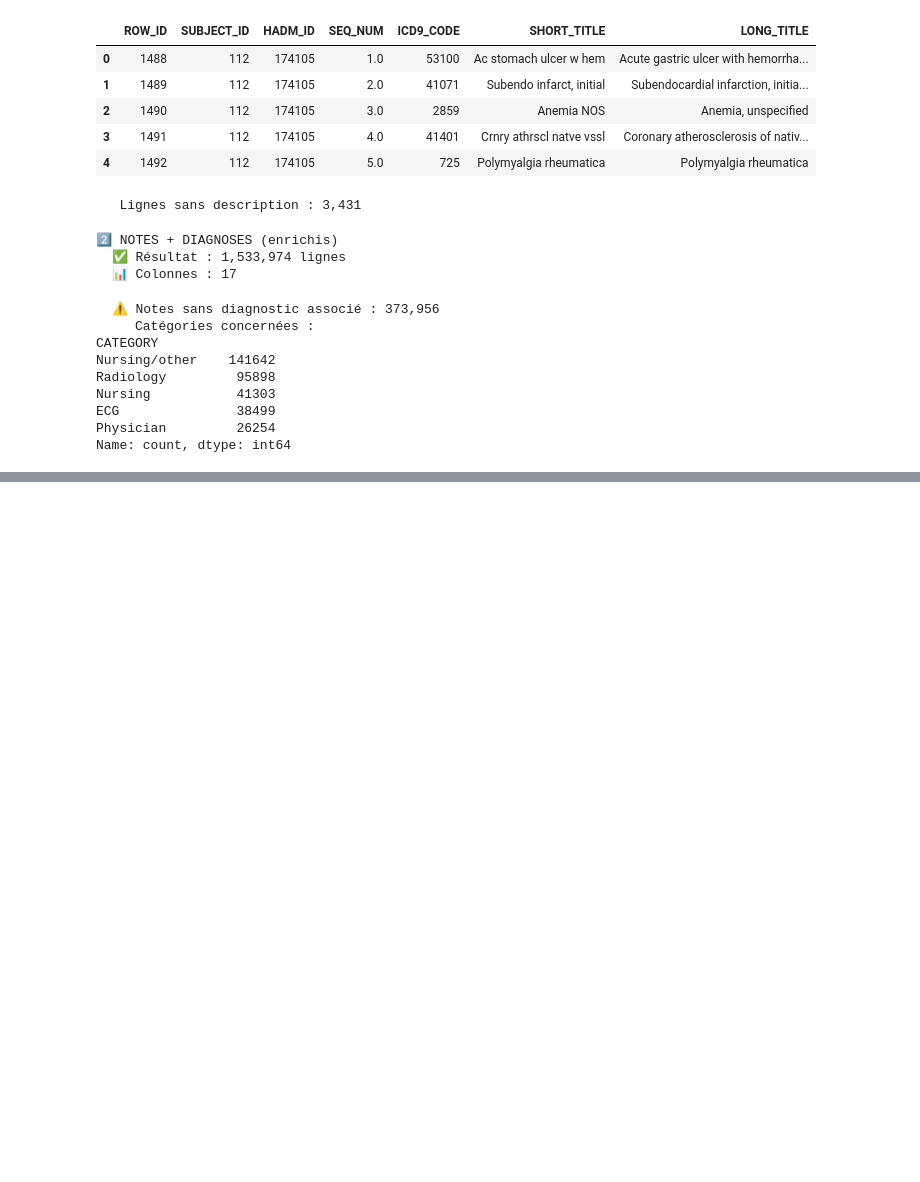
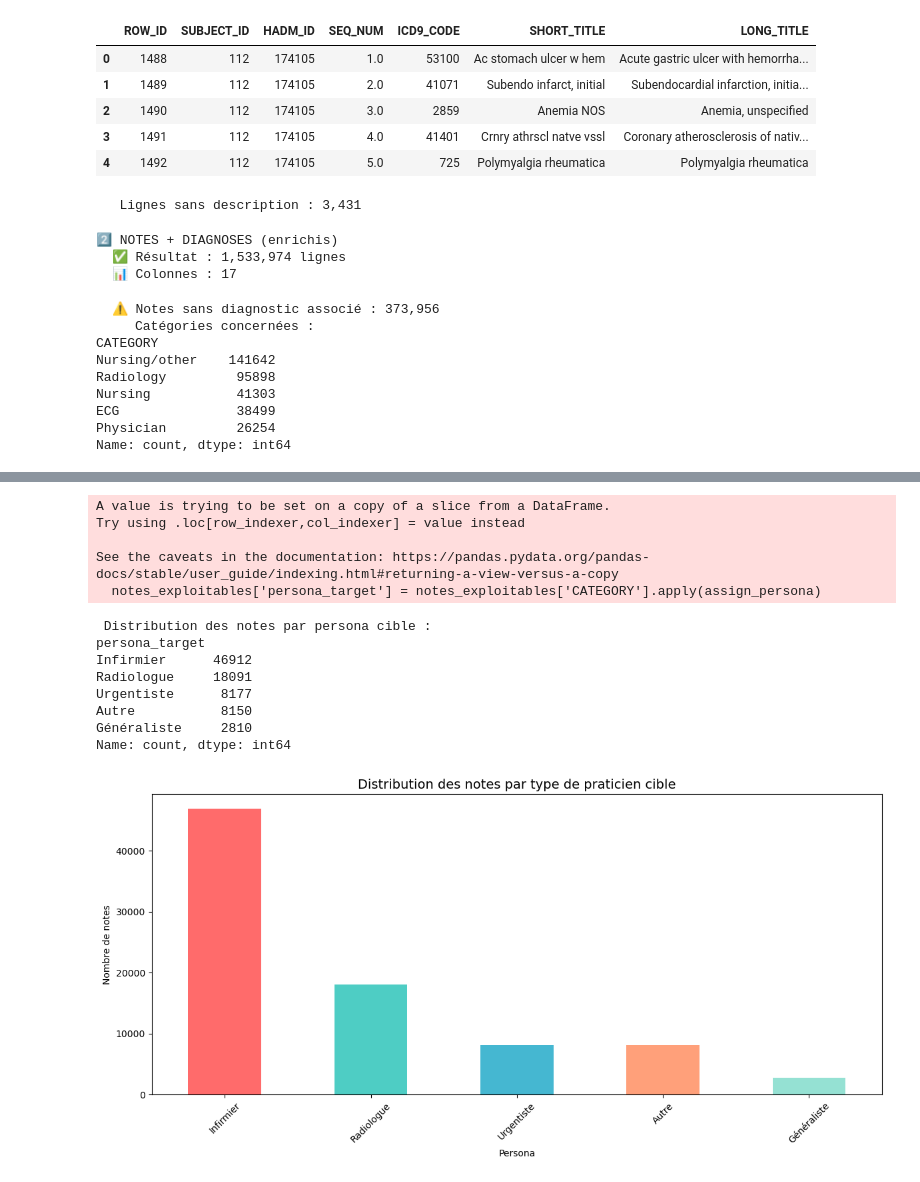
Before and after one commit to inesines02/m-dic-AIde, a Jupyter notebook: notebooks/01_data_exploration.ipynb, the cells around one changed output, grey strips where cells are left out. Saved outputs shown, nothing was run; the diff lists cells and outputs as text; code cells hidden in the pictures; blank space fills up the shorter version.

```diff
--- a/notebooks/01_data_exploration.ipynb
+++ b/notebooks/01_data_exploration.ipynb
@@ -523,0 +615,48 @@ display(complete_data[['SUBJECT_ID', 'CATEGORY', 'ICD9_CODE', 'SHORT_TITLE', 'TE
+# %%
+# 9.1 Définir mapping personas
+persona_mapping = {
+    'Urgentiste': ['Physician', 'ECG', 'Echo'],
+    'Généraliste': ['Discharge summary'],
+    'Radiologue': ['Radiology'],
+    'Infirmier': ['Nursing', 'Nursing/other'],
+    'Autre': []
+}
+# %%
+def assign_persona(category):
+    for persona, categories in persona_mapping.items():
+        if category in categories:
+            return persona
+    return 'Autre'
+
+notes_exploitables['persona_target'] = notes_exploitables['CATEGORY'].apply(assign_persona)
+# %% [output]
+A value is trying to be set on a copy of a slice from a DataFrame.
+Try using .loc[row_indexer,col_indexer] = value instead
+
+See the caveats in the documentation: https://pandas.pydata.org/pandas-docs/stable/user_guide/indexing.html#returning-a-view-versus-a-copy
+  notes_exploitables['persona_target'] = notes_exploitables['CATEGORY'].apply(assign_persona)
+# %%
+# 9.2 Distribution par persona
+print("\n Distribution des notes par persona cible :")
+persona_dist = notes_exploitables['persona_target'].value_counts()
+print(persona_dist)
+
+# Visualisation
+plt.figure(figsize=(12, 6))
+persona_dist.plot(kind='bar', color=['#FF6B6B', '#4ECDC4', '#45B7D1', '#FFA07A', '#95E1D3'])
+plt.title('Distribution des notes par type de praticien cible', fontsize=14)
+plt.xlabel('Persona')
+plt.ylabel('Nombre de notes')
+plt.xticks(rotation=45)
+plt.tight_layout()
+plt.show()
+# %% [output]
+ Distribution des notes par persona cible :
+persona_target
+Infirmier      46912
+Radiologue     18091
+Urgentiste      8177
+Autre           8150
+Généraliste     2810
+Name: count, dtype: int64
+[figure, added]
```
Also changed, not shown: parts of 26 cells of this notebook.
